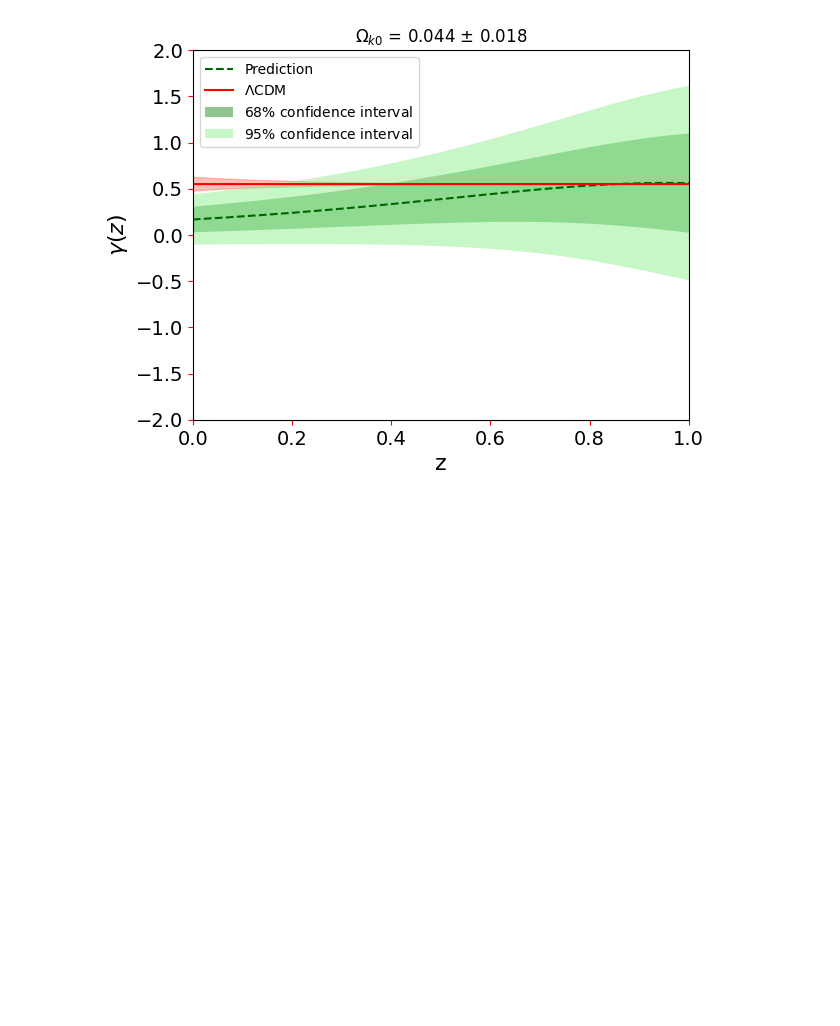
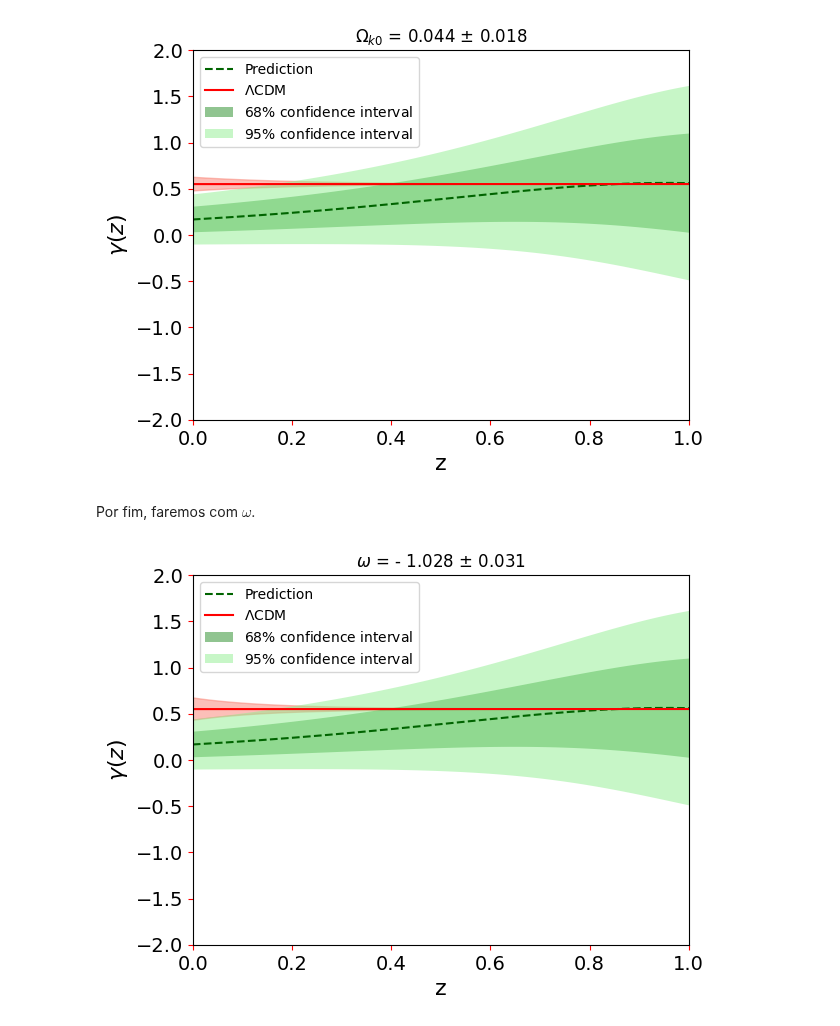
Before and after one commit to fernanda0402/Doutorado, a Jupyter notebook: Gaussian_Process_H(z).ipynb, the cells around one changed output. Drawn from its saved outputs; the diff is of its cells as text; code cells hidden in the pictures; blank space fills up the shorter version.

```diff
--- a/Gaussian_Process_H(z).ipynb
+++ b/Gaussian_Process_H(z).ipynb
@@ -608,3 +608,65 @@ plt.title('$\Omega_{k0}$ = 0.044 $\pm$ 0.018')
 plt.show()
 # %% [output]
 [figure]
+# %% [markdown]
+Por fim, faremos com $\omega$.
+# %%
+# reconstrução de f'/f
+df_f = np.genfromtxt('/content/drive/MyDrive/Doutorado/df_f_recon.dat', delimiter='\t')
+
+dff = df_f[:, 1]
+
+edff = df_f[:, 2]
+
+# reconstrução de Om'/Om
+dOm_Om = (3/(1+z_dhz)) - (2*dh_h)   #dh_h vem da reconstrução dos dados
+
+eOm = np.sqrt( (2*sigma_H)**2 )
+
+
+# gamma LCDM
+gamma_lcdm = derivada_flinder / dOmega_new
+
+# erro de gamma do LCDM com relação a w0
+Om0 = 0.315
+O_L0 = 1 - Om0
+w = -1.028
+sig_w = 0.031
+dg_w1 = ( gamma_lcdm*O_L0*((1+z)**(3*w))*(3*Om0*w*np.log(1+z) + O_L0*((1+z)**(3*w)) + Om0) )/( ( O_L0*(1+w)*((1+z)**(3*w)) + Om0)**2 )
+dg_w2 = ( gamma_lcdm*(O_L0*((1+z)**(3*w+2)) + 3*O_L0*w*((1+z)**(3*w+2))*np.log(1+z) ) )/( Om0*((1+z)**2) + O_L0*((1+z)**(2+2*w)) )
+dg_w3 =( 2*gamma_lcdm*(O_L0**2)*((1+z)**(5*w+4))*np.log(1+z) )/( ( Om0*((1+z)**2) + O_L0*((1+z)**(2+2*w)) )**2 )
+dg_w = dg_w1 - dg_w2 + dg_w3
+sig_glcdm2 = (dg_w)*sig_w
+
+# gamma prediction
+
+gamma_pred = dff / dOm_Om
+
+sigma_g = np.sqrt( (edff / dOm_Om )**2 + ( ( (dff*eOm)/ ((dOm_Om)**2) ) )**2)
+
+# PLOTE
+
+fig, ax = plt.subplots()
+plt.ylim(-2,2)
+plt.xlim(0,1.0)
+plt.tick_params(labelsize=14, color='red')
+plt.plot(z_dhz, gamma_pred, color='darkgreen', label='Prediction', linestyle="--")
+plt.plot(z, gamma_lcdm, color='red', label='$\Lambda$CDM')
+ax.fill_between(z, gamma_lcdm - sig_glcdm2, gamma_lcdm + sig_glcdm2, alpha=0.5, color='salmon')
+plt.fill(np.concatenate([z_dhz, z_dhz[::-1]]),
+         np.concatenate([gamma_pred - 1.0000 * sigma_g,
+                        (gamma_pred + 1.0000 * sigma_g)[::-1]]),
+         alpha=.5, fc='forestgreen', ec='None', label='$68\%$ confidence interval')
+plt.fill(np.concatenate([z_dhz, z_dhz[::-1]]),
+         np.concatenate([gamma_pred - 1.9600 * sigma_g,
+                        (gamma_pred + 1.9600 * sigma_g)[::-1]]),
+         alpha=.5, fc='lightgreen', ec='None', label='$95\%$ confidence interval')
+
+# legenda, label e título
+plt.xlabel('z', fontsize=16)
+plt.ylabel('$\gamma(z)$', fontsize=16)
+plt.legend(loc='best')
+plt.title('$\omega$ = - 1.028 $\pm$ 0.031')
+plt.show()
+# %% [output]
+[figure, added]
```
Also changed, not shown: parts of 3 cells of this notebook.
